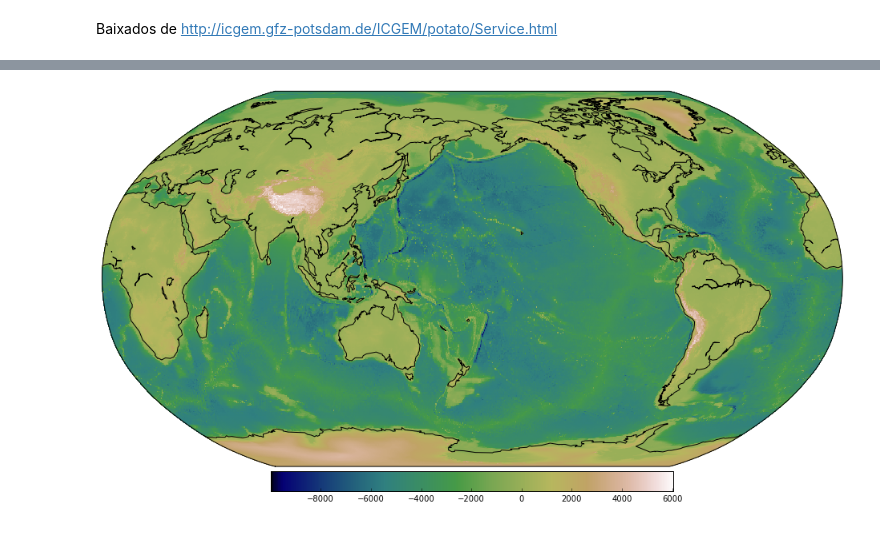
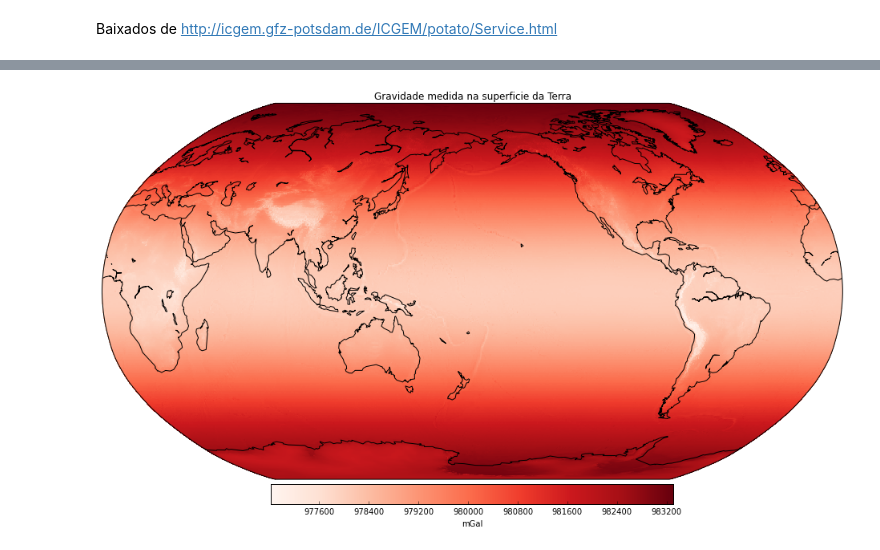
Before and after one commit to leouieda/geofisica1, a Jupyter notebook: notebooks/pratica1.ipynb, the cells around one changed output, grey strips where cells are left out. Drawn from its saved outputs; the diff is of its cells as text; code cells hidden in the pictures.

```diff
--- a/notebooks/pratica1.ipynb
+++ b/notebooks/pratica1.ipynb
@@ -81,13 +51,14 @@ end_of_head ============================================
 # %%
-lon, lat, h = np.loadtxt('../data/etopo1-0_5-mundo.gdf', unpack=True, skiprows=30)
+lon, lat, h, g = np.loadtxt('../data/eigen-6c3stat-0_5-mundo.gdf', unpack=True, skiprows=34)
 # %%
 shape = (361, 721)
 # %%
 bm = mpl.basemap((0., 360, -90, 90), projection='robin')
 # %%
 mpl.figure(figsize=(18, 10))
-mpl.pcolor(lon, lat, h, shape, basemap=bm, cmap=mpl.cm.gist_earth)
-mpl.colorbar(orientation='horizontal', shrink=0.5, pad=0.01)
+mpl.title("Gravidade medida na superficie da Terra")
+mpl.pcolor(lon, lat, g, shape, basemap=bm, cmap=mpl.cm.Reds)
+mpl.colorbar(orientation='horizontal', shrink=0.5, pad=0.01).set_label('mGal')
 mpl.draw_coastlines(bm)
 # %% [output]
-[figure, old version]
+[figure, new version]
```
Also changed, not shown: parts of 16 cells of this notebook, 1 other file.
